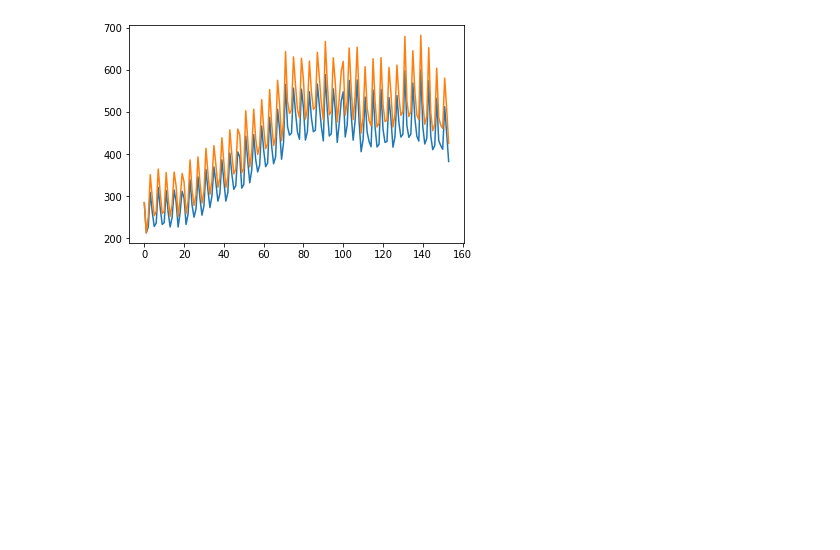
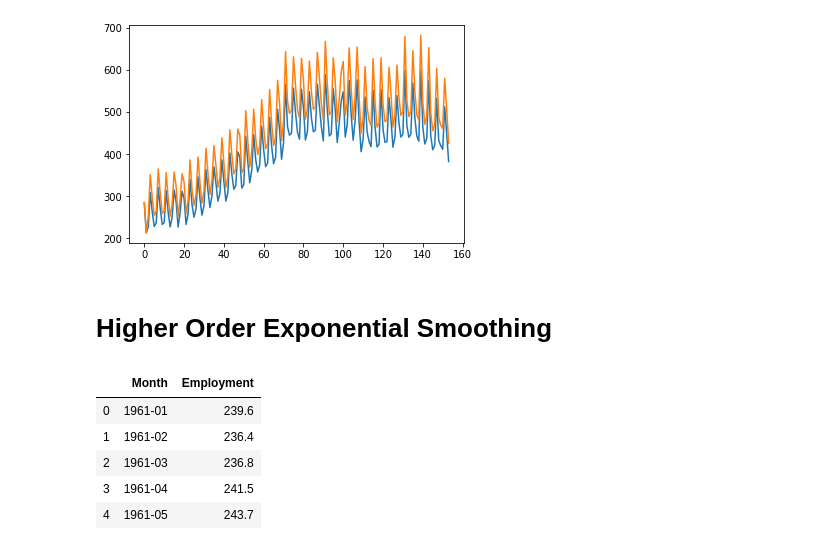
Before and after one commit to damiansp/TS, a Jupyter notebook: python/practical_TSA/03_exponential_smoothing/smoothing.py.ipynb, the cells around one changed output. Saved outputs shown, nothing was run; the diff lists cells and outputs as text; code cells hidden in the pictures; blank space fills up the shorter version.

Commit message:
load wisc data

```diff
--- a/python/practical_TSA/03_exponential_smoothing/smoothing.py.ipynb
+++ b/python/practical_TSA/03_exponential_smoothing/smoothing.py.ipynb
@@ -174,3 +174,15 @@ plt.plot(beer.beer)
 plt.plot(beer.DEF);
 # %% [output]
 [figure]
+# %% [markdown]
+# Higher Order Exponential Smoothing
+# %%
+wisc_emp = pd.read_csv(f'{DATA}/wisconsin-employment-time-series.csv')
+wisc_emp.head()
+# %% [output]
+|  | Month | Employment |
+| 0 | 1961-01 | 239.6 |
+| 1 | 1961-02 | 236.4 |
+| 2 | 1961-03 | 236.8 |
+| 3 | 1961-04 | 241.5 |
+| 4 | 1961-05 | 243.7 |
```
